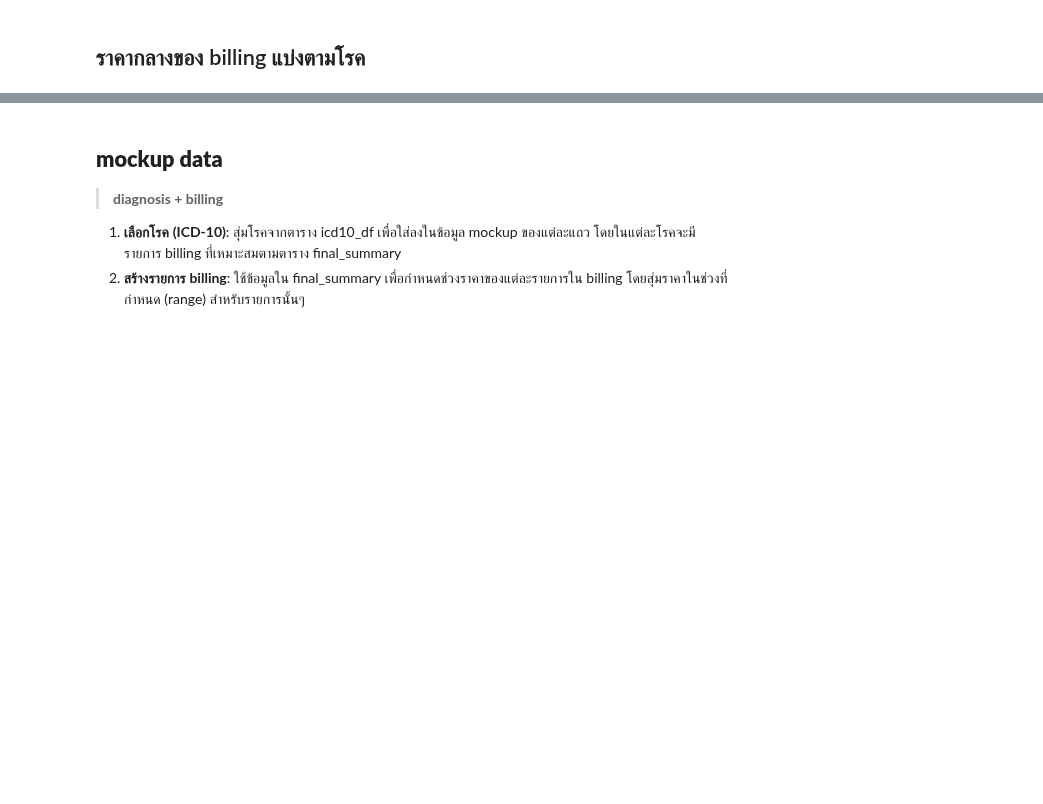
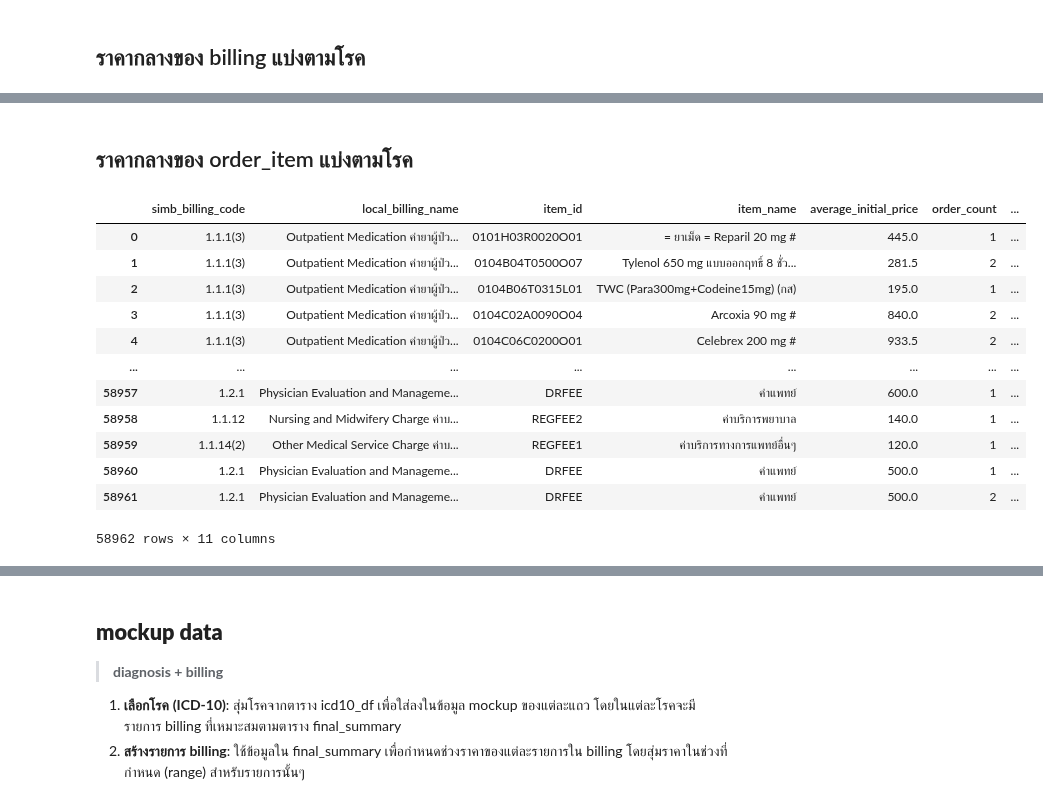
Before and after one commit to nxxk23/AI-Engineer, a Jupyter notebook: fraud/mockup.ipynb, the cells around one changed output, grey strips where cells are left out. Cells and saved outputs as stored; diff of their text form; code cells hidden in the pictures; blank space fills up the shorter version.

```diff
--- a/fraud/mockup.ipynb
+++ b/fraud/mockup.ipynb
@@ -8,2 +12,0 @@ data = pd.read_csv('/content/drive/MyDrive/AIEngineer/fraud/opd_discharge_August
-# %%
-data = data[data['claim_status'].isin(['Approve','Decline'])]
@@ -147,0 +136,2 @@ final_summary.to_csv('/content/drive/MyDrive/AIEngineer/fraud/mockup/range_billi
+# %%
+json.loads(data[data['icd10']=='W260'][['billing','total_bill_amount','diagnosis','icd10','order_item']]['billing'].iloc[0])
@@ -147,0 +163,73 @@ final_summary.to_csv('/content/drive/MyDrive/AIEngineer/fraud/mockup/range_billi
+# %% [markdown]
+## ราคากลางของ order_item แบ่งตามโรค
+# %%
+import json
+import pandas as pd
+
+# สร้าง DataFrame จาก data
+focus = pd.DataFrame(data)
+
+# แปลงคอลัมน์ order_item ให้เป็น JSON
+focus['order_item'] = focus['order_item'].apply(lambda x: json.loads(x))  # แปลง order_item เป็น JSON
+
+all_billing_summary = []
+
+# ดึงรายการรหัส ICD-10 ที่ไม่ซ้ำกันจาก icd10 ที่ extract มาแล้ว
+unique_icd10_codes = focus['icd10'].unique()
+
+for icd10 in unique_icd10_codes:
+    # กรองข้อมูลสำหรับ ICD-10 รหัสนั้น
+    filtered_data = focus[focus['icd10'] == icd10]
+
+    # สร้างรายการ order_item
+    order_items = []
+    for items in filtered_data['order_item']:
+        for item in items:
+            # ตรวจสอบว่ามีคีย์ 'initial' หรือไม่
+            if 'initial' in item:
+                order_items.append(item)
+
+    # สร้าง DataFrame จากรายการ order_items
+    order_items_df = pd.DataFrame(order_items)
+
+    # ถ้าคอลัมน์ 'initial' มีอยู่ก็สามารถแปลงเป็น float ได้
+    if 'initial' in order_items_df.columns:
+        order_items_df['initial'] = order_items_df['initial'].astype(float)
+
+        # คำนวณ summary ของ order_item ตาม billing code และชื่อ
+        order_summary = order_items_df.groupby(['simb_billing_code', 'local_billing_name', 'item_id', 'item_name']).agg(
+            average_initial_price=('initial', 'median'),
+            order_count=('initial', 'count'),
+            min_initial_price=('initial', 'min'),
+            max_initial_price=('initial', 'max'),
+            price_list=('initial', lambda x: sorted(x.unique().tolist()))  # สร้าง list ของราคาที่ไม่ซ้ำกัน
+        ).reset_index()
+
+        # เพิ่มคอลัมน์ icd10
+        order_summary['icd10'] = icd10
+
+        # คำนวณ range ของราคาตาม min-max
+        order_summary['range'] = order_summary['min_initial_price'].astype(str) + '-' + order_summary['max_initial_price'].astype(str)
+
+        # เพิ่มข้อมูล order_summary เข้าในรายการ all_billing_summary
+        all_billing_summary.append(order_summary)
+
+# รวมข้อมูลทั้งหมดใน all_billing_summary เข้าด้วยกัน
+final_order_summary = pd.concat(all_billing_summary, ignore_index=True)
+
+# แสดงตารางผลลัพธ์
+display(final_order_summary)
+# %% [output]
+|  | simb_billing_code | local_billing_name | item_id | item_name | average_initial_price | order_count | ... |
+| 0 | 1.1.1(3) | Outpatient Medication ค่ายาผู้ป่ว... | 0101H03R0020O01 | = ยาเม็ด = Reparil 20 mg # | 445.0 | 1 | ... |
+| 1 | 1.1.1(3) | Outpatient Medication ค่ายาผู้ป่ว... | 0104B04T0500O07 | Tylenol 650 mg แบบออกฤทธิ์ 8 ชั่ว... | 281.5 | 2 | ... |
+| 2 | 1.1.1(3) | Outpatient Medication ค่ายาผู้ป่ว... | 0104B06T0315L01 | TWC (Para300mg+Codeine15mg) (กส) | 195.0 | 1 | ... |
+| 3 | 1.1.1(3) | Outpatient Medication ค่ายาผู้ป่ว... | 0104C02A0090O04 | Arcoxia 90 mg # | 840.0 | 2 | ... |
+| 4 | 1.1.1(3) | Outpatient Medication ค่ายาผู้ป่ว... | 0104C06C0200O01 | Celebrex 200 mg # | 933.5 | 2 | ... |
+| ... | ... | ... | ... | ... | ... | ... | ... |
+| 58957 | 1.2.1 | Physician Evaluation and Manageme... | DRFEE | ค่าแพทย์ | 600.0 | 1 | ... |
+| 58958 | 1.1.12 | Nursing and Midwifery Charge ค่าบ... | REGFEE2 | ค่าบริการพยาบาล | 140.0 | 1 | ... |
+| 58959 | 1.1.14(2) | Other Medical Service Charge ค่าบ... | REGFEE1 | ค่าบริการทางการแพทย์อื่นๆ | 120.0 | 1 | ... |
+| 58960 | 1.2.1 | Physician Evaluation and Manageme... | DRFEE | ค่าแพทย์ | 500.0 | 1 | ... |
+| 58961 | 1.2.1 | Physician Evaluation and Manageme... | DRFEE | ค่าแพทย์ | 500.0 | 2 | ... |
+58962 rows × 11 columns
```
Also changed, not shown: parts of 41 cells of this notebook.
